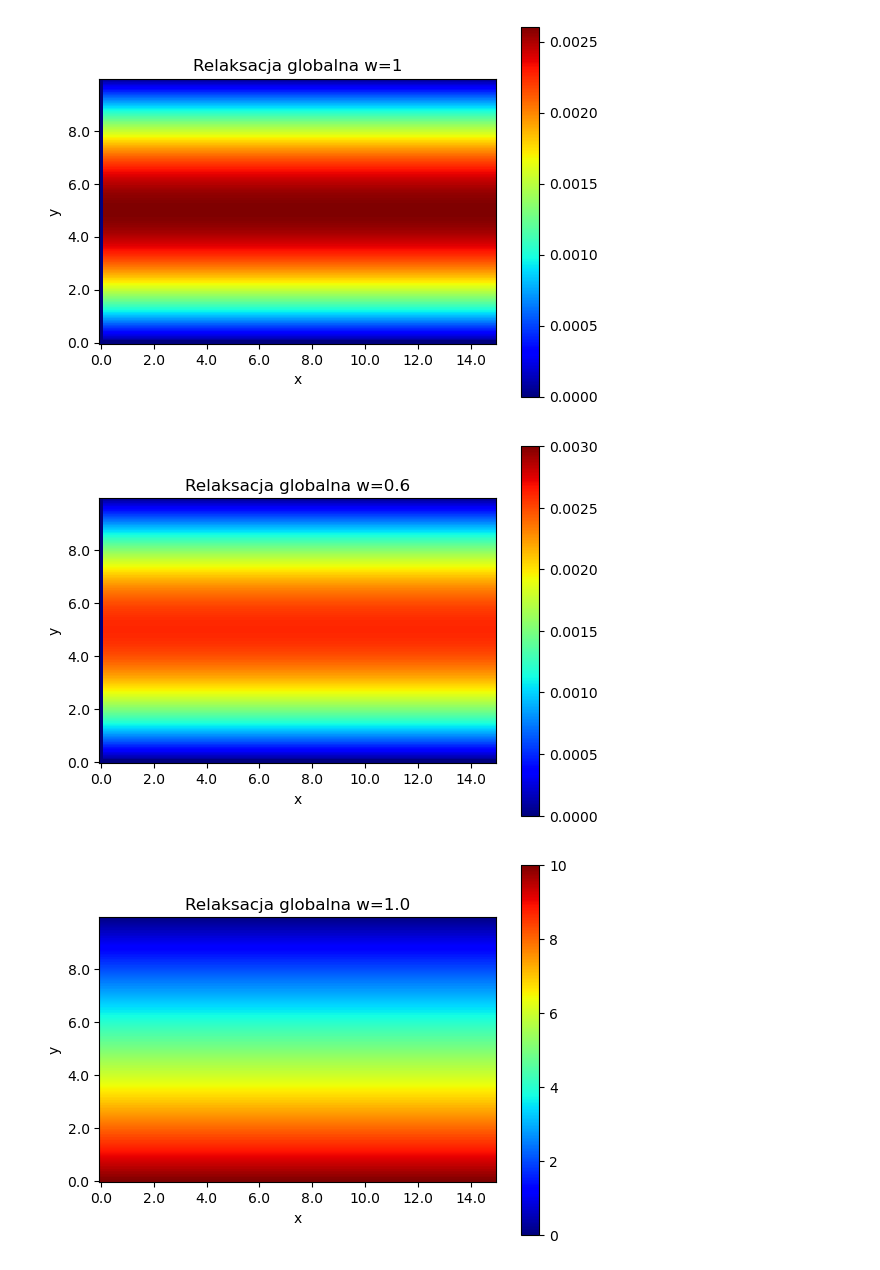
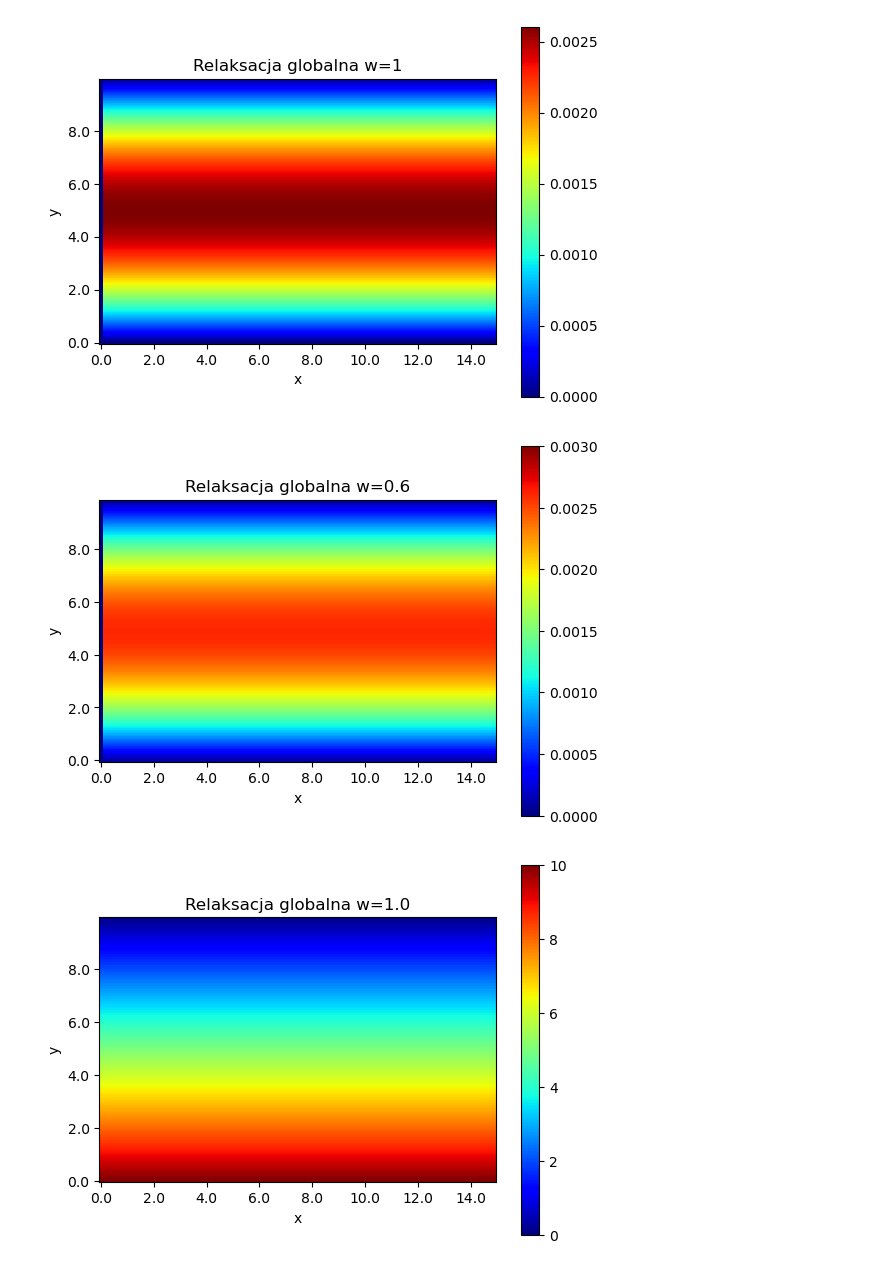
Before and after one commit to skolanko222/AGH, a Jupyter notebook: metody_numeryczne/sem5/lab4/plot.ipynb, the cells around one changed output. Drawn from its saved outputs; the diff is of its cells as text; code cells hidden in the pictures.

```diff
--- a/metody_numeryczne/sem5/lab4/plot.ipynb
+++ b/metody_numeryczne/sem5/lab4/plot.ipynb
@@ -62,23 +62,23 @@ plt.gca().invert_yaxis()
 # %%
 arr = []
 with open("plots/globalErrorMatrix6.txt") as file:
 	for line in file.readlines():
 			arr.append([to_float(i) for i in line.split(' ') if i != '\n'])
 fig, ax = plt.subplots()
 plt.xlabel('x')
 plt.ylabel('y')
 plt.title('Relaksacja globalna w=0.6')
-plt.imshow(arr, cmap='jet',vmin=0,vmax=0.003)
+plt.imshow(arr[1:][:], cmap='jet',vmin=0,vmax=0.003)
 plt.colorbar()
 fig.canvas.draw()
 labels = [to_float(item.get_text())/10 for item in ax.get_xticklabels()]
 ax.set_xticklabels(labels)
 labels = [to_float(item.get_text())/10 for item in ax.get_yticklabels()]
 ax.set_yticklabels(labels)
 
 plt.gca().invert_yaxis()
 # %% [output]
-[figure, old version]
+[figure, new version]
 # %%
 arr = []
 with open("plots/globalV1.txt") as file:
```
Also changed, not shown: 4 other files.
